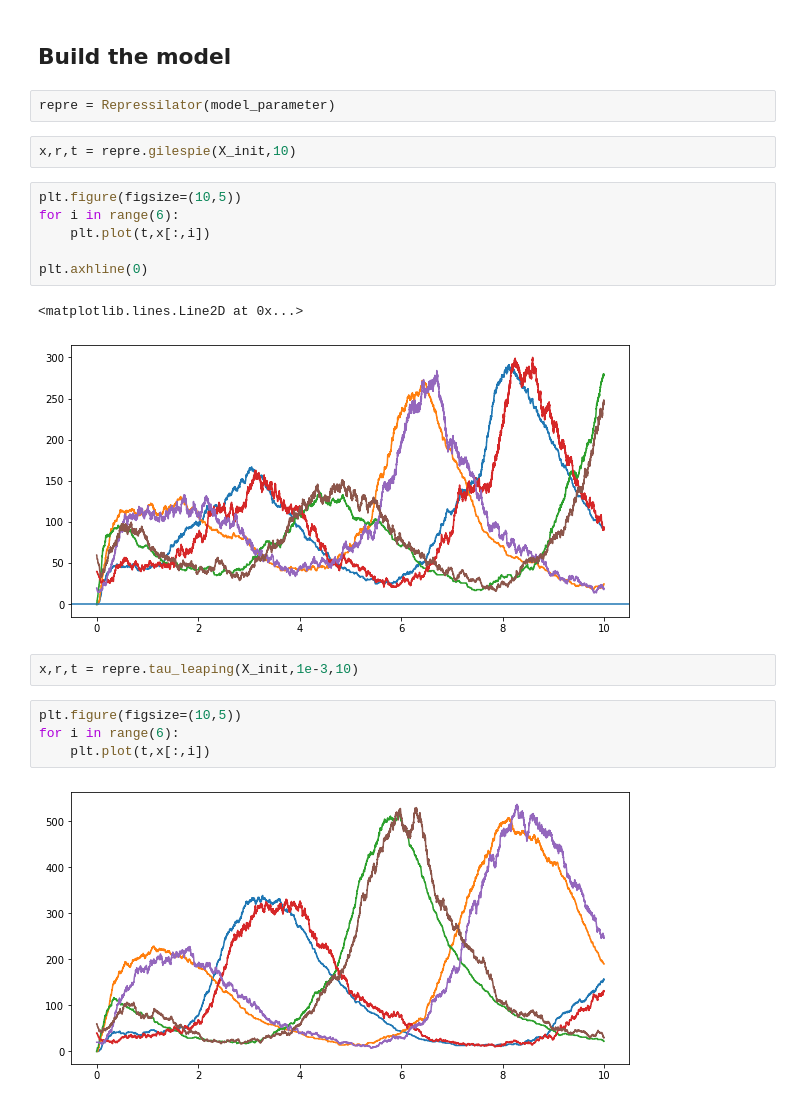
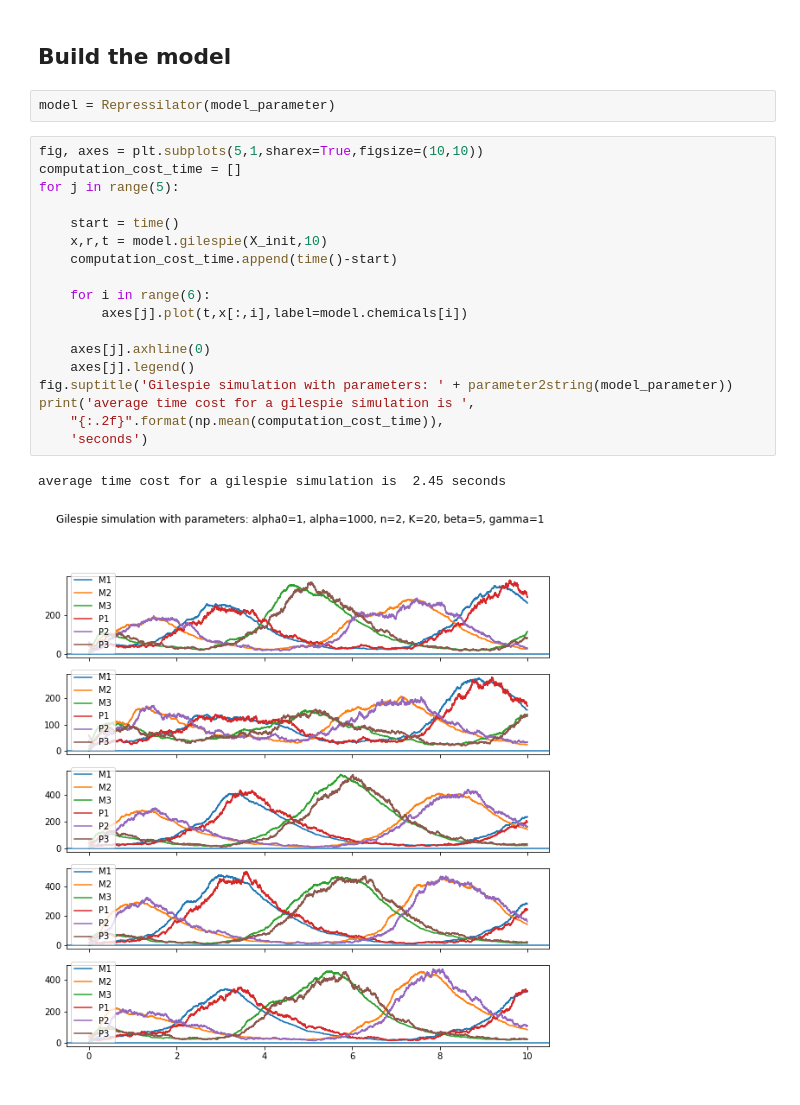
Before and after one commit to WangHaiYang874/ABC22, a Jupyter notebook: repressilator.ipynb, the cells around one changed output. Saved outputs shown, nothing was run; the diff lists cells and outputs as text.

Commit message:
repressilator finished

```diff
--- a/repressilator.ipynb
+++ b/repressilator.ipynb
@@ -34,23 +50,25 @@ X_init = np.array([0,0,0,40,20,60])
 # %% [markdown]
 ## Build the model
 # %%
-repre = Repressilator(model_parameter)
+model = Repressilator(model_parameter)
-# %%
-x,r,t = repre.gilespie(X_init,10)
-# %%
-plt.figure(figsize=(10,5))
-for i in range(6):
-    plt.plot(t,x[:,i])
-
-plt.axhline(0)
-# %% [output]
-<matplotlib.lines.Line2D at 0x...>
-[figure, removed]
-# %%
-x,r,t = repre.tau_leaping(X_init,1e-3,10)
-# %%
-plt.figure(figsize=(10,5))
-for i in range(6):
-    plt.plot(t,x[:,i])
-# %% [output]
-[figure, removed]
+# %%
+fig, axes = plt.subplots(5,1,sharex=True,figsize=(10,10))
+computation_cost_time = []
+for j in range(5):
+
+    start = time()
+    x,r,t = model.gilespie(X_init,10)
+    computation_cost_time.append(time()-start)
+
+    for i in range(6):
+        axes[j].plot(t,x[:,i],label=model.chemicals[i])
+
+    axes[j].axhline(0)
+    axes[j].legend()
+fig.suptitle('Gilespie simulation with parameters: ' + parameter2string(model_parameter))
+print('average time cost for a gilespie simulation is ',
+    "{:.2f}".format(np.mean(computation_cost_time)),
+    'seconds')
+# %% [output]
+average time cost for a gilespie simulation is  2.45 seconds
+[figure, added]
```
Also changed, not shown: parts of 7 cells of this notebook.
